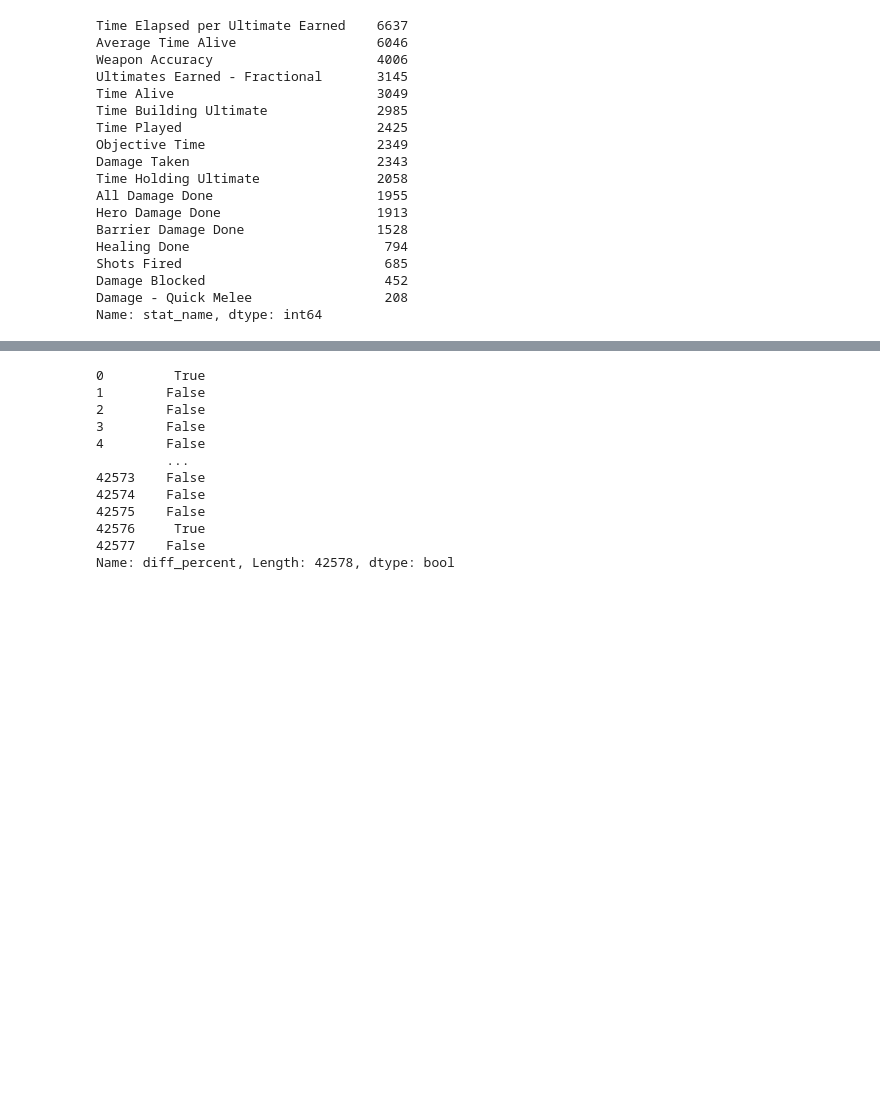
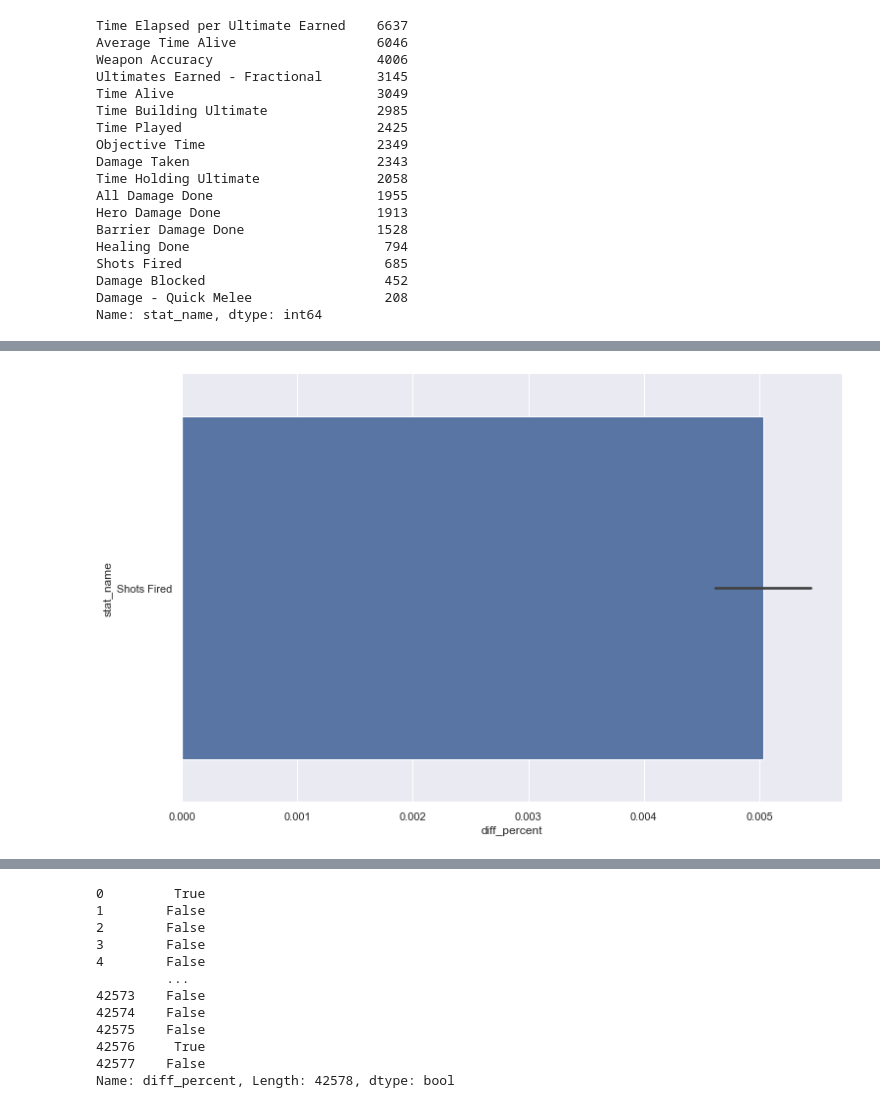
Before and after one commit to lyndonhe666/OWL2021, a Jupyter notebook: data cleaning and validation.ipynb, the cells around one changed output, grey strips where cells are left out. Cells and saved outputs as stored; diff of their text form; code cells hidden in the pictures; blank space fills up the shorter version.

```diff
--- a/data cleaning and validation.ipynb
+++ b/data cleaning and validation.ipynb
@@ -323,0 +427,4 @@ Name: stat_name, dtype: int64
+# %%
+c3 = investigate_stat(['Shots Fired'],'sum',df0)
+# %% [output]
+[figure, added]
```
Also changed, not shown: parts of 23 cells of this notebook.
